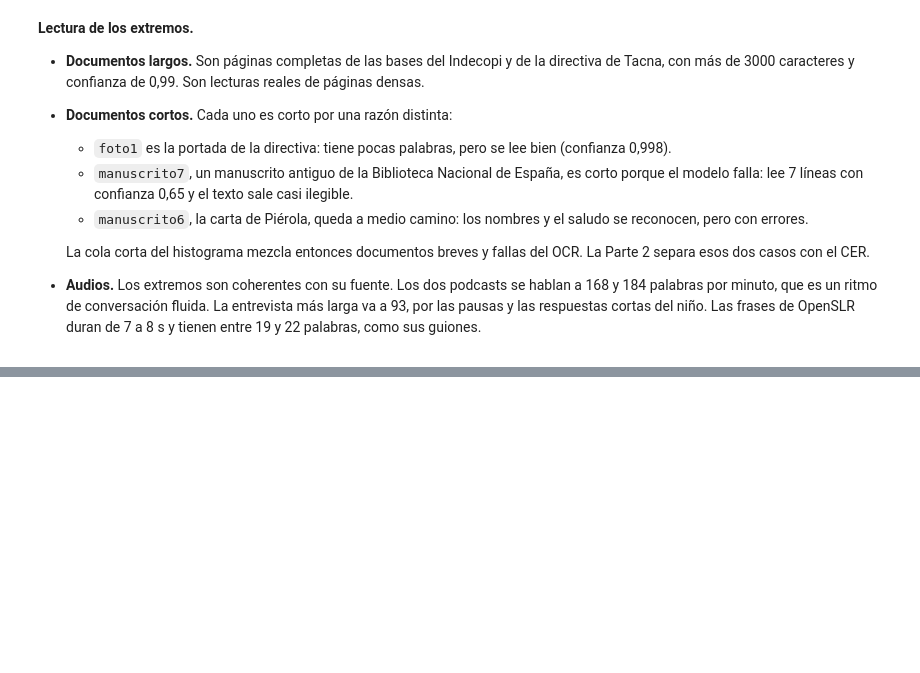
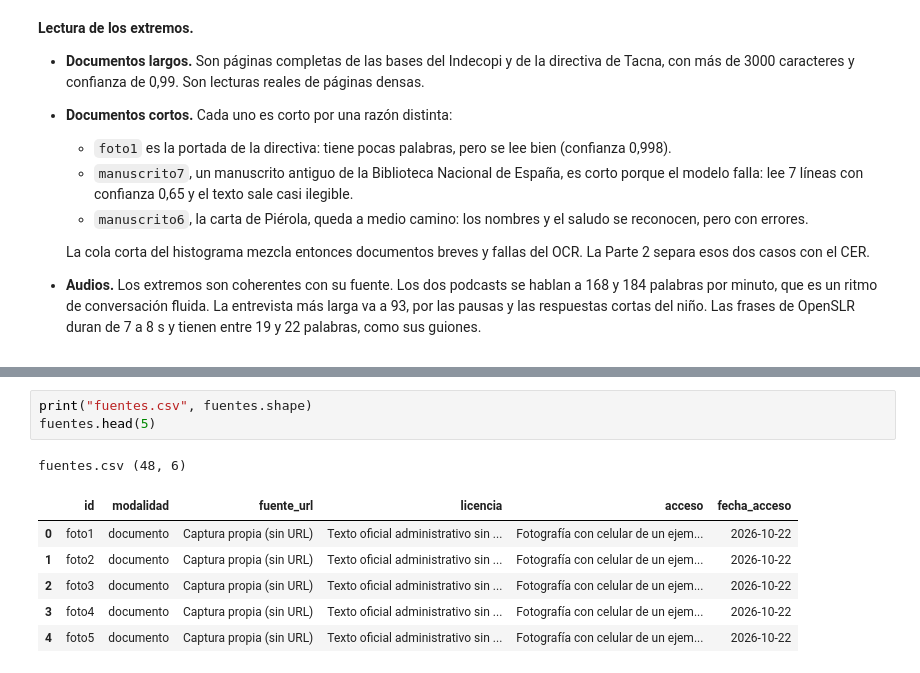
Before and after one commit to IvettexMamani/diplomado-python-2026, a Jupyter notebook: tarea_2/01_extraccion.ipynb, the cells around one changed output, grey strips where cells are left out. Saved outputs shown, nothing was run; the diff lists cells and outputs as text; blank space fills up the shorter version.

```diff
--- a/tarea_2/01_extraccion.ipynb
+++ b/tarea_2/01_extraccion.ipynb
@@ -1165,0 +1240,11 @@ Duración: mediana 12 s, rango 7.0–1201.8 s · palabras: rango 17–3679
+# %%
+print("fuentes.csv", fuentes.shape)
+fuentes.head(5)
+# %% [output]
+fuentes.csv (48, 6)
+|  | id | modalidad | fuente_url | licencia | acceso | fecha_acceso |
+| 0 | foto1 | documento | Captura propia (sin URL) | Texto oficial administrativo sin ... | Fotografía con celular de un ejem... | 2026-10-22 |
+| 1 | foto2 | documento | Captura propia (sin URL) | Texto oficial administrativo sin ... | Fotografía con celular de un ejem... | 2026-10-22 |
+| 2 | foto3 | documento | Captura propia (sin URL) | Texto oficial administrativo sin ... | Fotografía con celular de un ejem... | 2026-10-22 |
+| 3 | foto4 | documento | Captura propia (sin URL) | Texto oficial administrativo sin ... | Fotografía con celular de un ejem... | 2026-10-22 |
+| 4 | foto5 | documento | Captura propia (sin URL) | Texto oficial administrativo sin ... | Fotografía con celular de un ejem... | 2026-10-22 |
```
Also changed, not shown: parts of 6 cells of this notebook, 2 other files.
